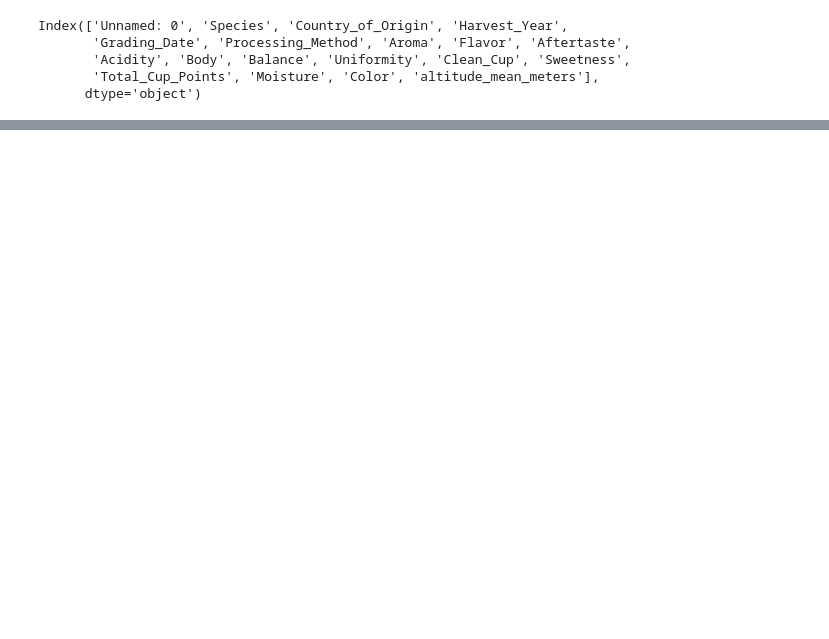
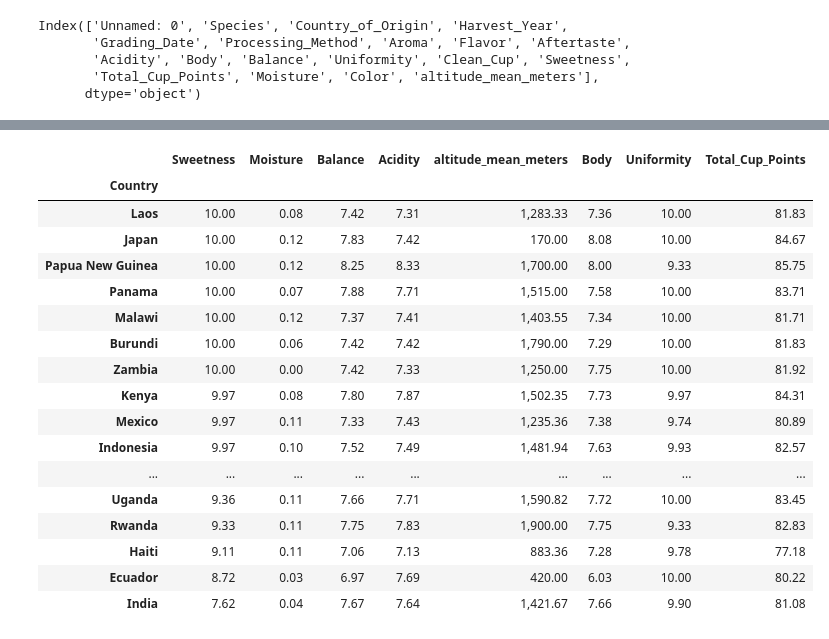
Before and after one commit to UC-Berkeley-I-School/Project2_Team_7, a Jupyter notebook: coffee_distribution.ipynb, the cells around one changed output, grey strips where cells are left out. Drawn from its saved outputs; the diff is of its cells as text; code cells hidden in the pictures; blank space fills up the shorter version.

Commit message:
collect means of all the characteristics and put them together in a new table with rankings. collection of multiple data sets here

```diff
--- a/coffee_distribution.ipynb
+++ b/coffee_distribution.ipynb
@@ -184,0 +164,4 @@ Name: Total_Cup_Points, dtype: float64
+# %%
+#avg Sweetness per country
+mean_sweetness = merged_table_2.groupby('Country').Sweetness.mean().sort_values(ascending=False)
+mean_sweetness
@@ -184,0 +186,4 @@ Name: Total_Cup_Points, dtype: float64
+# %%
+#avg moisture per country
+mean_moisture = merged_table_2.groupby('Country').Moisture.mean().sort_values(ascending=False)
+mean_moisture
@@ -184,0 +208,3 @@ Name: Total_Cup_Points, dtype: float64
+# %%
+characteristics_merged = pd.merge(mean_sweetness, mean_moisture, on='Country')
+characteristics_merged
@@ -184,0 +250,3 @@ Name: Total_Cup_Points, dtype: float64
+# %%
+characteristics_merged_complete = characteristics_merged.merge(mean_balance, on='Country').merge(mean_acidity, on='Country').merge(mean_altitude, on='Country').merge(mean_body, on='Country').merge(mean_uniformity, on='Country')
+characteristics_merged_complete
@@ -184,0 +272,22 @@ Name: Total_Cup_Points, dtype: float64
+# %%
+characteristics_merged_complete_with_ranking = pd.merge(characteristics_merged_complete, mean_ranking, on='Country')
+characteristics_merged_complete_with_ranking
+# %% [output]
+|  | Sweetness | Moisture | Balance | Acidity | altitude_mean_meters | Body | Uniformity | Total_Cup_Points |
+| Country |  |  |  |  |  |  |  |  |
+| Laos | 10.00 | 0.08 | 7.42 | 7.31 | 1,283.33 | 7.36 | 10.00 | 81.83 |
+| Japan | 10.00 | 0.12 | 7.83 | 7.42 | 170.00 | 8.08 | 10.00 | 84.67 |
+| Papua New Guinea | 10.00 | 0.12 | 8.25 | 8.33 | 1,700.00 | 8.00 | 9.33 | 85.75 |
+| Panama | 10.00 | 0.07 | 7.88 | 7.71 | 1,515.00 | 7.58 | 10.00 | 83.71 |
+| Malawi | 10.00 | 0.12 | 7.37 | 7.41 | 1,403.55 | 7.34 | 10.00 | 81.71 |
+| Burundi | 10.00 | 0.06 | 7.42 | 7.42 | 1,790.00 | 7.29 | 10.00 | 81.83 |
+| Zambia | 10.00 | 0.00 | 7.42 | 7.33 | 1,250.00 | 7.75 | 10.00 | 81.92 |
+| Kenya | 9.97 | 0.08 | 7.80 | 7.87 | 1,502.35 | 7.73 | 9.97 | 84.31 |
+| Mexico | 9.97 | 0.11 | 7.33 | 7.43 | 1,235.36 | 7.38 | 9.74 | 80.89 |
+| Indonesia | 9.97 | 0.10 | 7.52 | 7.49 | 1,481.94 | 7.63 | 9.93 | 82.57 |
+| ... | ... | ... | ... | ... | ... | ... | ... | ... |
+| Uganda | 9.36 | 0.11 | 7.66 | 7.71 | 1,590.82 | 7.72 | 10.00 | 83.45 |
+| Rwanda | 9.33 | 0.11 | 7.75 | 7.83 | 1,900.00 | 7.75 | 9.33 | 82.83 |
+| Haiti | 9.11 | 0.11 | 7.06 | 7.13 | 883.36 | 7.28 | 9.78 | 77.18 |
+| Ecuador | 8.72 | 0.03 | 6.97 | 7.69 | 420.00 | 6.03 | 10.00 | 80.22 |
+| India | 7.62 | 0.04 | 7.67 | 7.64 | 1,421.67 | 7.66 | 9.90 | 81.08 |
```
Also changed, not shown: parts of 20 cells of this notebook.
